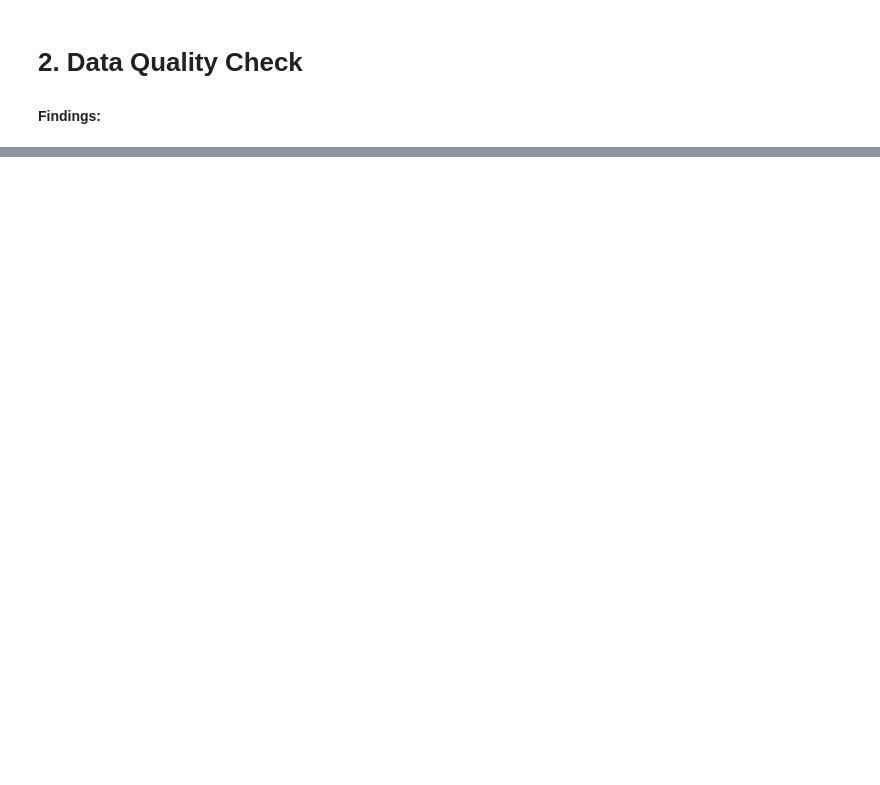
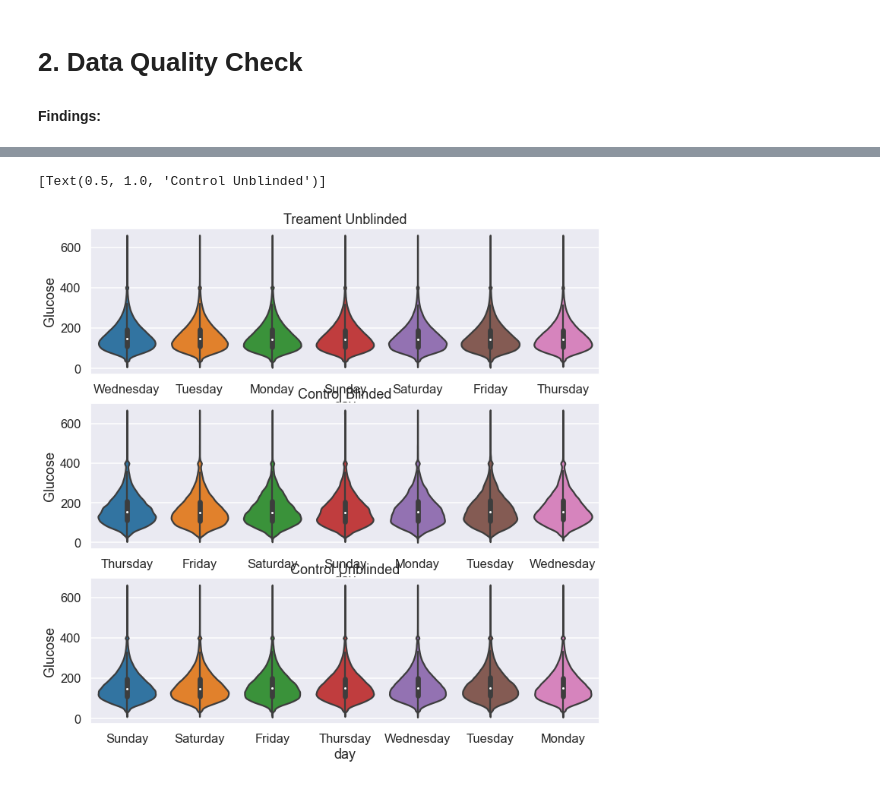
Before and after one commit to rdowd003/RD_Mentoring, a Jupyter notebook: Projects/Project-1-EDA/EDA Project 1 Diabetes.ipynb, the cells around one changed output, grey strips where cells are left out. Saved outputs shown, nothing was run; the diff lists cells and outputs as text; code cells hidden in the pictures; blank space fills up the shorter version.

```diff
--- a/Projects/Project-1-EDA/EDA Project 1 Diabetes.ipynb
+++ b/Projects/Project-1-EDA/EDA Project 1 Diabetes.ipynb
@@ -150,0 +401,8 @@ df.head()
+# %%
+fig, ax = plt.subplots(3, 1, figsize=(12, 12))
+sns.violinplot(x="day", y="Glucose", data=trmt_unblind_df, ax=ax[0]).set(title='Treament Unblinded')
+sns.violinplot(x="day", y="Glucose", data=ctrl_blind_df, ax=ax[1]).set(title='Control Blinded')
+sns.violinplot(x="day", y="Glucose", data=ctrl_unblind_df, ax=ax[2]).set(title='Control Unblinded')
+# %% [output]
+[Text(0.5, 1.0, 'Control Unblinded')]
+[figure, added]
```
Also changed, not shown: parts of 37 cells of this notebook.
